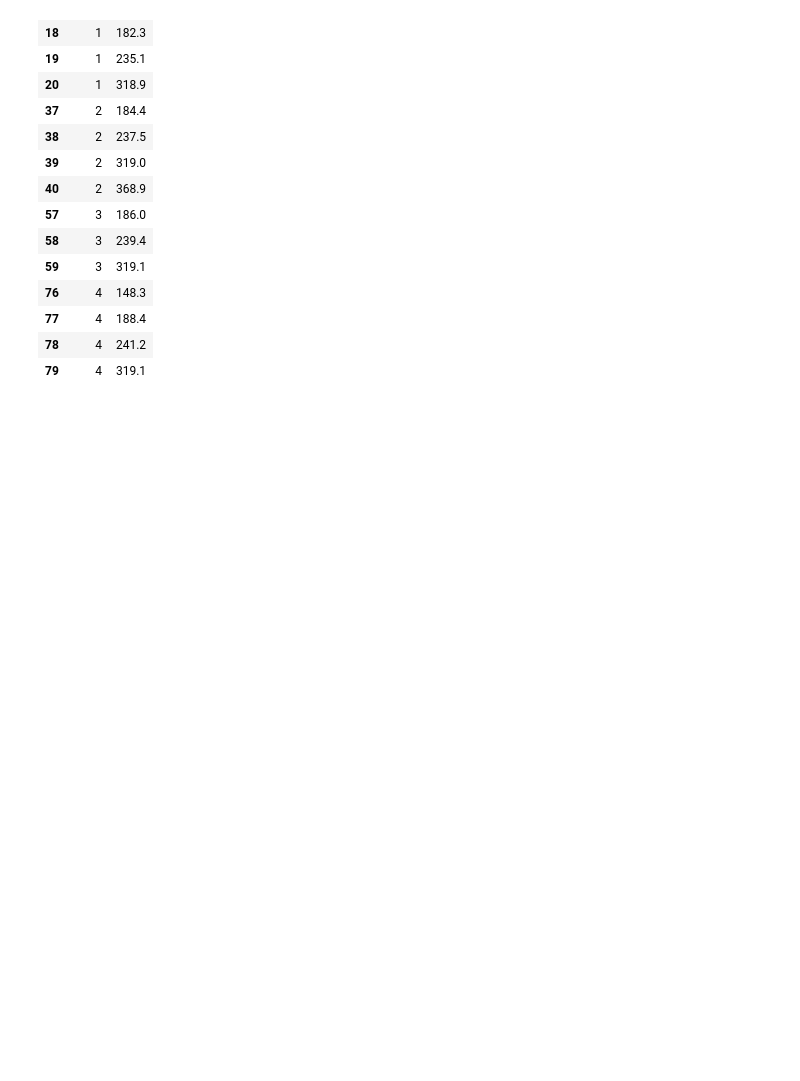
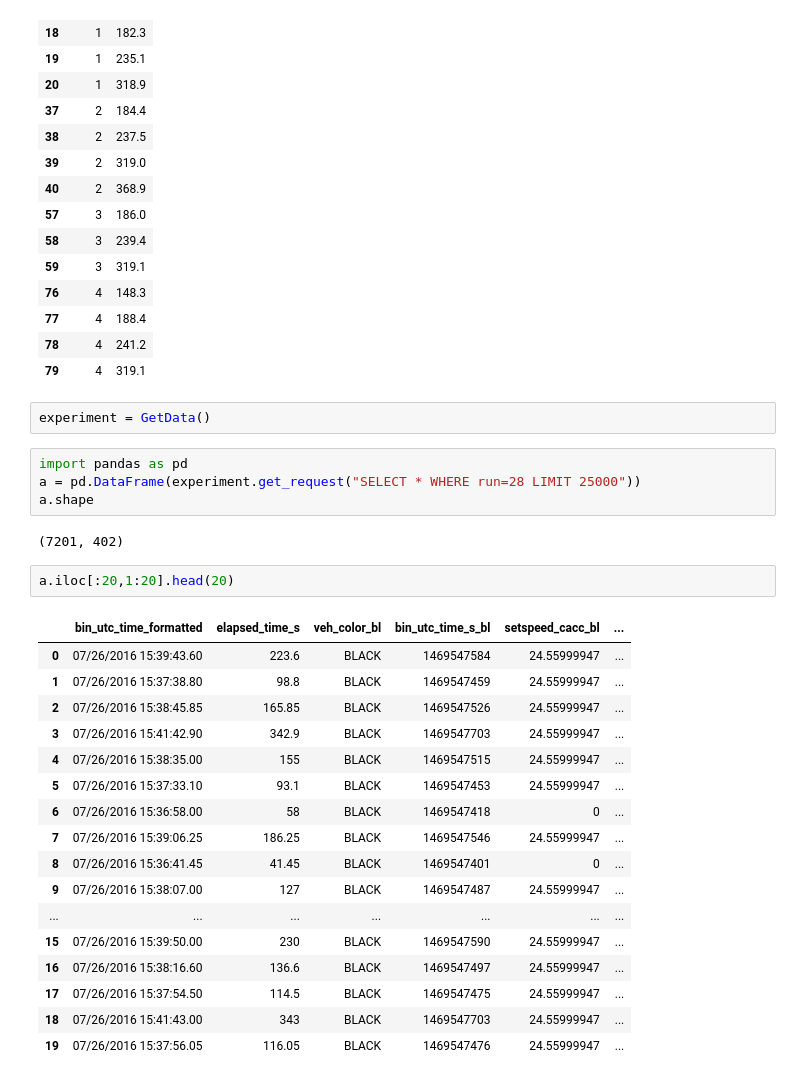
Before and after one commit to licit-lab/vrt_analysis, a Jupyter notebook: CarmaEDA.ipynb, the cells around one changed output. Cells and saved outputs as stored; diff of their text form; blank space fills up the shorter version.

```diff
--- a/CarmaEDA.ipynb
+++ b/CarmaEDA.ipynb
@@ -39,3 +39,31 @@ experiment._transitiontimes
 | 77 | 4 | 188.4 |
 | 78 | 4 | 241.2 |
 | 79 | 4 | 319.1 |
+# %%
+experiment = GetData()
+# %%
+import pandas as pd
+a = pd.DataFrame(experiment.get_request("SELECT * WHERE run=28 LIMIT 25000"))
+a.shape
+# %% [output]
+(7201, 402)
+# %%
+a.iloc[:20,1:20].head(20)
+# %% [output]
+|  | bin_utc_time_formatted | elapsed_time_s | veh_color_bl | bin_utc_time_s_bl | setspeed_cacc_bl | ... |
+| 0 | 07/26/2016 15:39:43.60 | 223.6 | BLACK | 1469547584 | 24.55999947 | ... |
+| 1 | 07/26/2016 15:37:38.80 | 98.8 | BLACK | 1469547459 | 24.55999947 | ... |
+| 2 | 07/26/2016 15:38:45.85 | 165.85 | BLACK | 1469547526 | 24.55999947 | ... |
+| 3 | 07/26/2016 15:41:42.90 | 342.9 | BLACK | 1469547703 | 24.55999947 | ... |
+| 4 | 07/26/2016 15:38:35.00 | 155 | BLACK | 1469547515 | 24.55999947 | ... |
+| 5 | 07/26/2016 15:37:33.10 | 93.1 | BLACK | 1469547453 | 24.55999947 | ... |
+| 6 | 07/26/2016 15:36:58.00 | 58 | BLACK | 1469547418 | 0 | ... |
+| 7 | 07/26/2016 15:39:06.25 | 186.25 | BLACK | 1469547546 | 24.55999947 | ... |
+| 8 | 07/26/2016 15:36:41.45 | 41.45 | BLACK | 1469547401 | 0 | ... |
+| 9 | 07/26/2016 15:38:07.00 | 127 | BLACK | 1469547487 | 24.55999947 | ... |
+| ... | ... | ... | ... | ... | ... | ... |
+| 15 | 07/26/2016 15:39:50.00 | 230 | BLACK | 1469547590 | 24.55999947 | ... |
+| 16 | 07/26/2016 15:38:16.60 | 136.6 | BLACK | 1469547497 | 24.55999947 | ... |
+| 17 | 07/26/2016 15:37:54.50 | 114.5 | BLACK | 1469547475 | 24.55999947 | ... |
+| 18 | 07/26/2016 15:41:43.00 | 343 | BLACK | 1469547703 | 24.55999947 | ... |
+| 19 | 07/26/2016 15:37:56.05 | 116.05 | BLACK | 1469547476 | 24.55999947 | ... |
```
Also changed, not shown: parts of 5 cells of this notebook, 19 other files.
